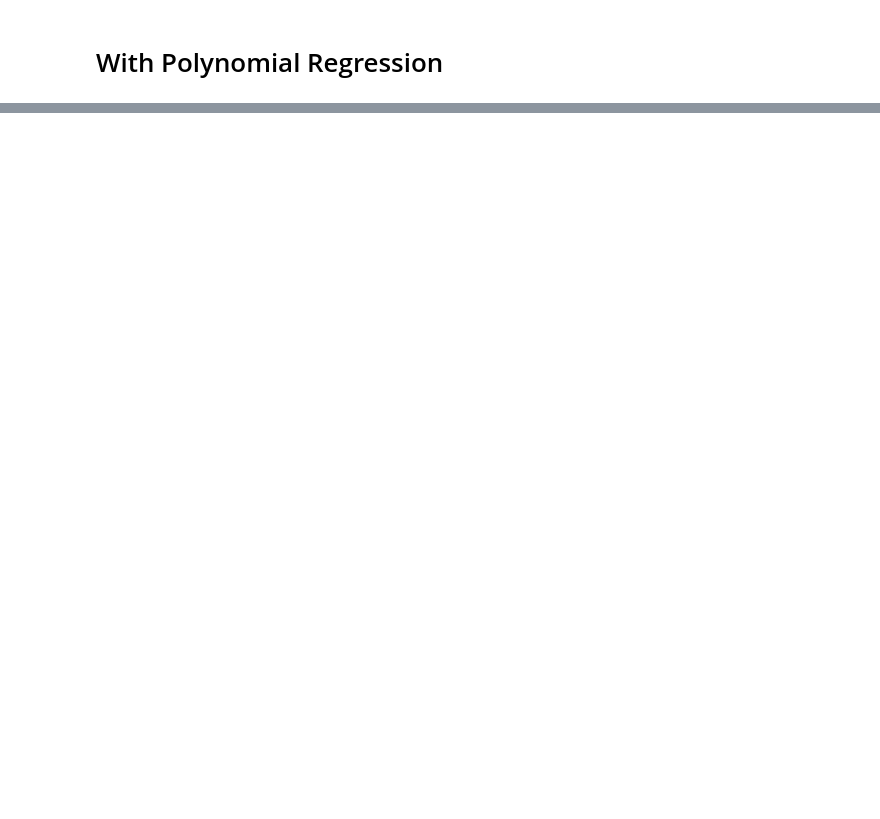
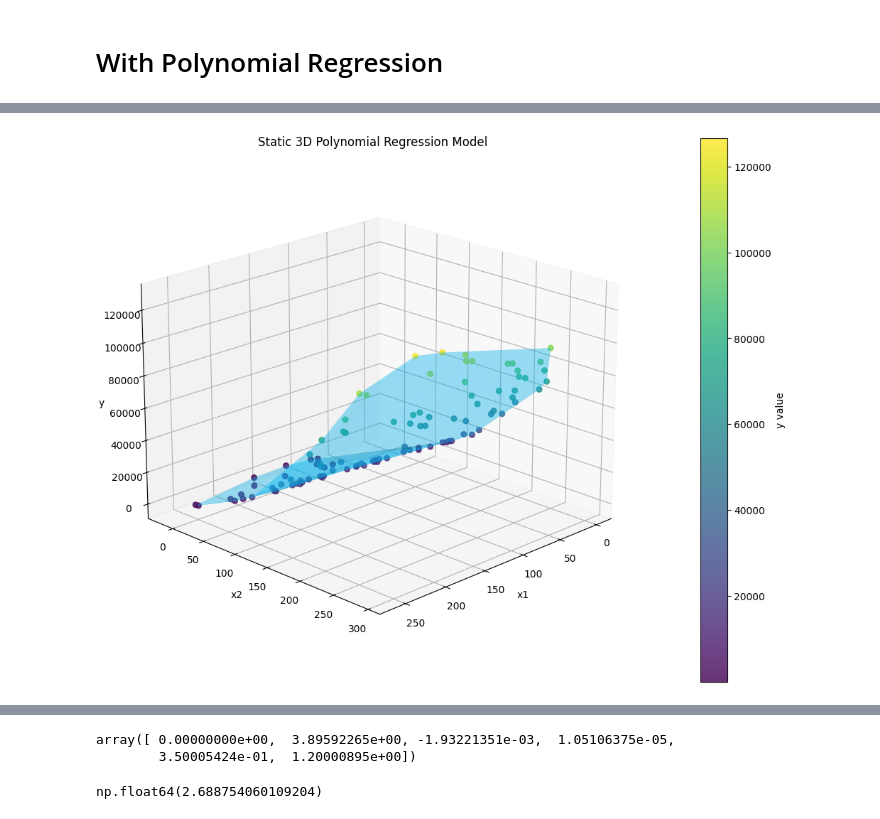
Before and after one commit to mumerfarooqbajwa321/machine-learning-practice, a Jupyter notebook: polynomial-linear-regression.ipynb, the cells around one changed output, grey strips where cells are left out. Drawn from its saved outputs; the diff is of its cells as text; code cells hidden in the pictures; blank space fills up the shorter version.

Commit message:
static and interactive 3D graph | Kaggle Notebook | Polynomial Linear Regression | Version 6

```diff
--- a/polynomial-linear-regression.ipynb
+++ b/polynomial-linear-regression.ipynb
@@ -231,3 +231,48 @@ array([[ 1.00000000e+00,  7.98206390e+01,  2.07428527e+02,
+# %%
+import matplotlib.pyplot as plt
+import numpy as np
+
+# 1. Calculate your model's flat 1D predictions
+y_pred = reg.predict(poly_X).ravel()
+
+# 2. Initialize the static 3D figure
+fig = plt.figure(figsize=(10, 8))
+ax = fig.add_subplot(111, projection="3d")
+
+# 3. Plot the original data points (using a blue-to-yellow colormap 'viridis')
+scatter = ax.scatter(
+    df["x1"], df["x2"], df["y"], c=df["y"], cmap="viridis", alpha=0.8, s=30
+)
+
+# 4. Plot the polynomial regression surface (Solid Blue)
+# 'shade=True' adds light and shadows so you can see the curves of your model
+surface = ax.plot_trisurf(
+    df["x1"],
+    df["x2"],
+    y_pred,
+    color="deepskyblue",
+    alpha=0.4,
+    shade=True,
+    edgecolor="none",
+)
+
+# 5. Add labels, titles, and a color bar for the scatter points
+ax.set_xlabel("x1")
+ax.set_ylabel("x2")
+ax.set_zlabel("y")
+ax.set_title("Static 3D Polynomial Regression Model")
+
+# Add color bar for the data points matching your Plotly setup
+fig.colorbar(scatter, ax=ax, label="y value", pad=0.1)
+
+# 6. Set the viewing angle (elevation, azimuth)
+# Adjust these numbers to rotate your static chart manually
+ax.view_init(elev=20, azim=45)
+
+plt.tight_layout()
+plt.show()
+# %% [output]
+[figure, added]
 # %%
 import plotly.graph_objects as go
 
@@ -253,3 +298,13 @@ fig.add_trace(
 fig.show()
 # %% [output]
 [interactive output not drawn]
+# %%
+reg.coef_
+#y = 0.7*x1 + 1.2 * x2 ** 2 + 0.35 * x1*x2 + 3.2*x1 +5*np.random.rand(100,1)
+# %% [output]
+array([ 0.00000000e+00,  3.89592265e+00, -1.93221351e-03,  1.05106375e-05,
+        3.50005424e-01,  1.20000895e+00])
+# %%
+reg.intercept_
+# %% [output]
+np.float64(2.688754060109204)
```
Also changed, not shown: parts of 5 cells of this notebook.
